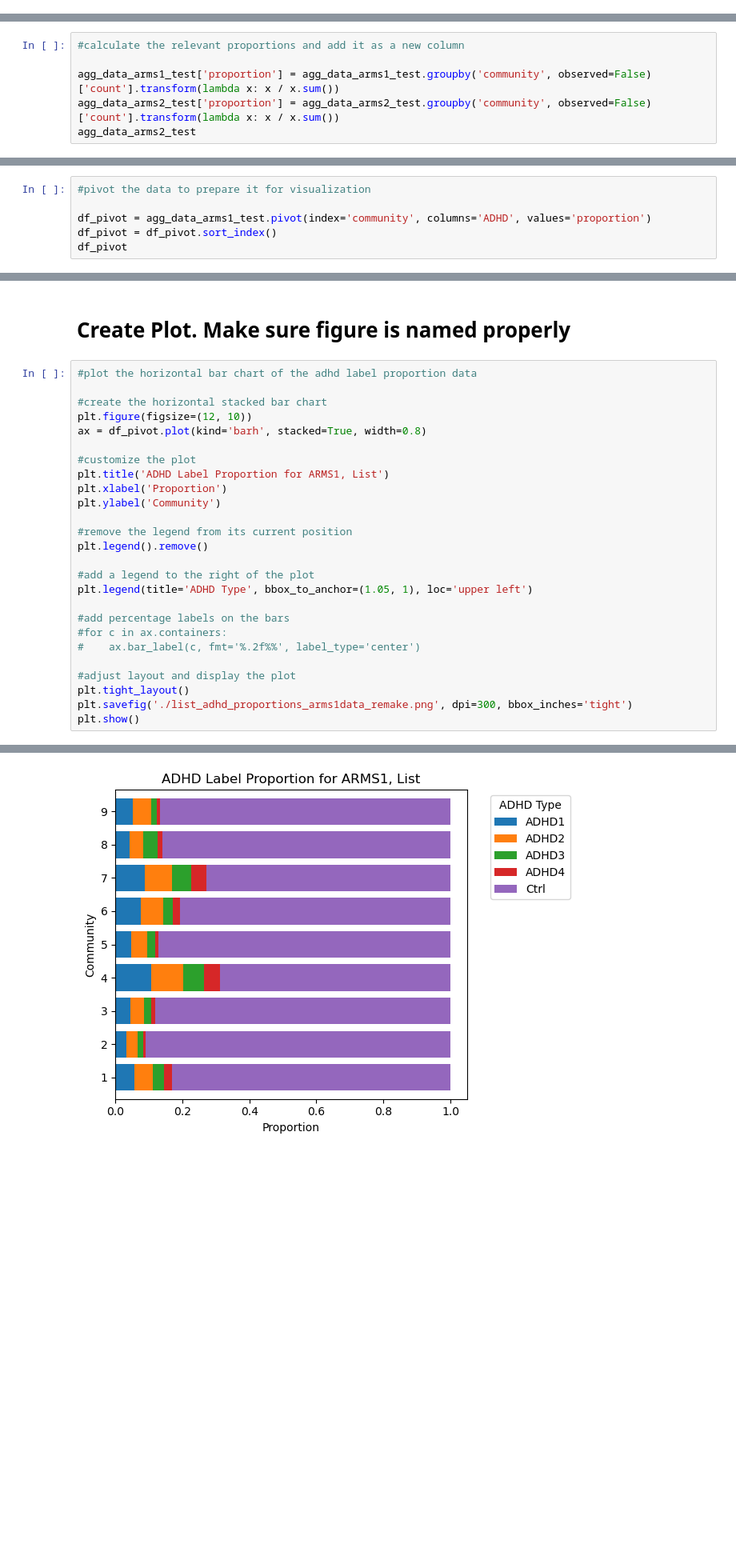
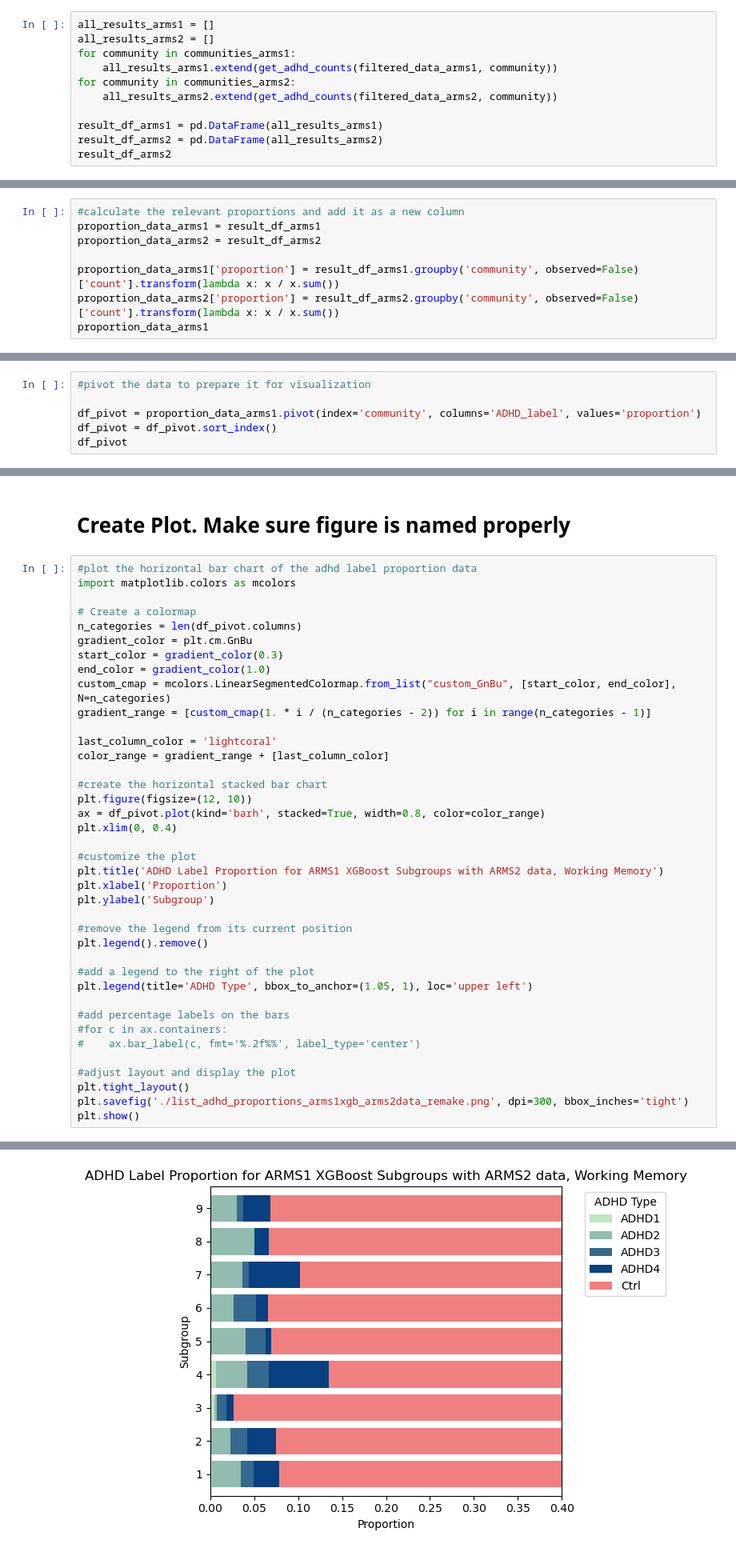
Before and after one commit to lundq163/FRF_results_viz, a Jupyter notebook: refactor/ADHD_horiz_label_fig.ipynb, the cells around one changed output, grey strips where cells are left out. Shown at 80% size. Saved outputs shown, nothing was run; the diff lists cells and outputs as text; blank space fills up the shorter version.

```diff
--- a/refactor/ADHD_horiz_label_fig.ipynb
+++ b/refactor/ADHD_horiz_label_fig.ipynb
@@ -220,0 +262,11 @@ agg_data_arms2_test
+# %%
+all_results_arms1 = []
+all_results_arms2 = []
+for community in communities_arms1:
+    all_results_arms1.extend(get_adhd_counts(filtered_data_arms1, community))
+for community in communities_arms2:
+    all_results_arms2.extend(get_adhd_counts(filtered_data_arms2, community))
+
+result_df_arms1 = pd.DataFrame(all_results_arms1)
+result_df_arms2 = pd.DataFrame(all_results_arms2)
+result_df_arms2
@@ -221,7 +291,9 @@ agg_data_arms2_test
 # %%
 #calculate the relevant proportions and add it as a new column
+proportion_data_arms1 = result_df_arms1
+proportion_data_arms2 = result_df_arms2
 
-agg_data_arms1_test['proportion'] = agg_data_arms1_test.groupby('community', observed=False)['count'].transform(lambda x: x / x.sum())
-agg_data_arms2_test['proportion'] = agg_data_arms2_test.groupby('community', observed=False)['count'].transform(lambda x: x / x.sum())
-agg_data_arms2_test
+proportion_data_arms1['proportion'] = result_df_arms1.groupby('community', observed=False)['count'].transform(lambda x: x / x.sum())
+proportion_data_arms2['proportion'] = result_df_arms2.groupby('community', observed=False)['count'].transform(lambda x: x / x.sum())
+proportion_data_arms1
 # %% [output]
@@ -245,7 +317,7 @@ agg_data_arms2_test
 # %%
 #pivot the data to prepare it for visualization
 
-df_pivot = agg_data_arms1_test.pivot(index='community', columns='ADHD', values='proportion')
+df_pivot = proportion_data_arms1.pivot(index='community', columns='ADHD_label', values='proportion')
 df_pivot = df_pivot.sort_index()
 df_pivot
 # %% [output]
@@ -264,30 +336,43 @@ df_pivot
 # Create Plot. Make sure figure is named properly
 # %%
 #plot the horizontal bar chart of the adhd label proportion data
+import matplotlib.colors as mcolors
+
+# Create a colormap
+n_categories = len(df_pivot.columns)
+gradient_color = plt.cm.GnBu
+start_color = gradient_color(0.3)
+end_color = gradient_color(1.0)
+custom_cmap = mcolors.LinearSegmentedColormap.from_list("custom_GnBu", [start_color, end_color], N=n_categories)
+gradient_range = [custom_cmap(1. * i / (n_categories - 2)) for i in range(n_categories - 1)]
+
+last_column_color = 'lightcoral'
+color_range = gradient_range + [last_column_color]
 
 #create the horizontal stacked bar chart
 plt.figure(figsize=(12, 10))
-ax = df_pivot.plot(kind='barh', stacked=True, width=0.8)
+ax = df_pivot.plot(kind='barh', stacked=True, width=0.8, color=color_range)
+plt.xlim(0, 0.4)
 
 #customize the plot
-plt.title('ADHD Label Proportion for ARMS1, List')
+plt.title('ADHD Label Proportion for ARMS1 XGBoost Subgroups with ARMS2 data, Working Memory')
 plt.xlabel('Proportion')
-plt.ylabel('Community')
+plt.ylabel('Subgroup')
 
 #remove the legend from its current position
 plt.legend().remove()
 
 #add a legend to the right of the plot
 plt.legend(title='ADHD Type', bbox_to_anchor=(1.05, 1), loc='upper left')
 
 #add percentage labels on the bars
 #for c in ax.containers:
 #    ax.bar_label(c, fmt='%.2f%%', label_type='center')
 
 #adjust layout and display the plot
 plt.tight_layout()
-plt.savefig('./list_adhd_proportions_arms1data_remake.png', dpi=300, bbox_inches='tight')
+plt.savefig('./list_adhd_proportions_arms1xgb_arms2data_remake.png', dpi=300, bbox_inches='tight')
 plt.show()
 # %% [output]
 <Figure size 1200x1000 with 0 Axes>
-[figure, old version]
+[figure, new version]
```
Also changed, not shown: parts of 17 cells of this notebook, 49 other files.
